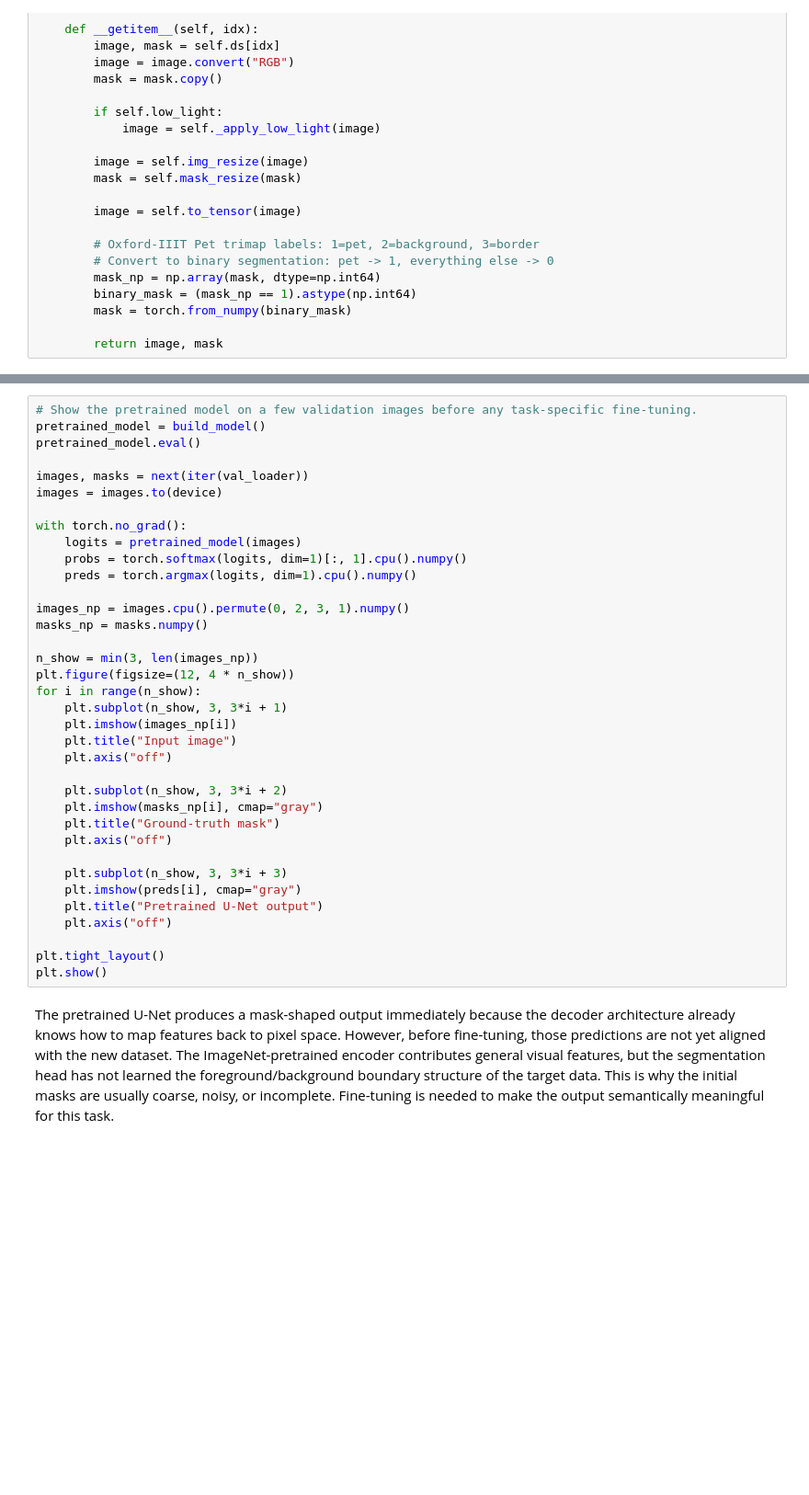
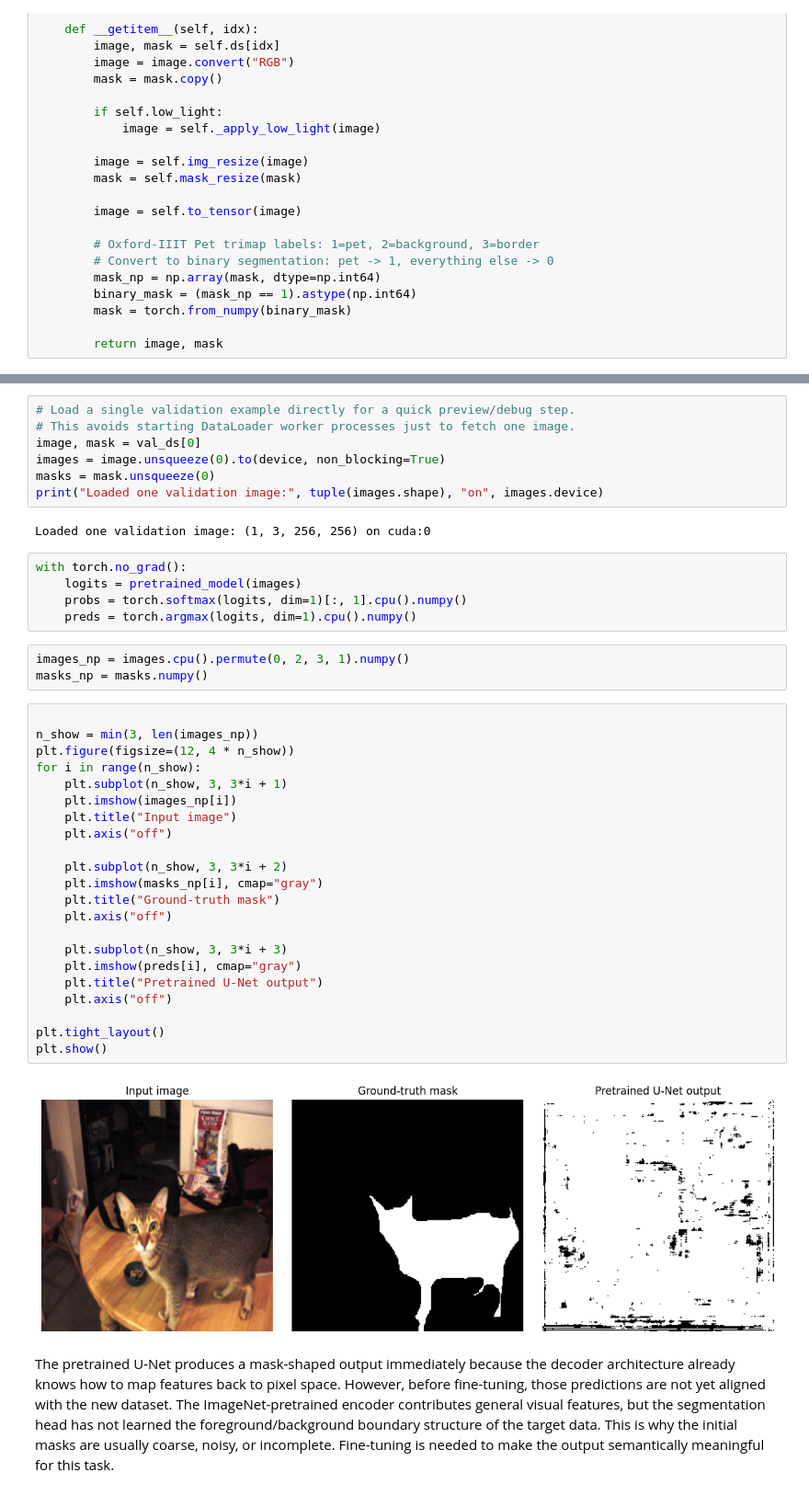
Before and after one commit to Gink3/CS7325-Labs, a Jupyter notebook: Lab 3/Lab 3_updated.ipynb, the cells around one changed output, grey strips where cells are left out. Shown at 92% size. Saved outputs shown, nothing was run; the diff lists cells and outputs as text; blank space fills up the shorter version.

```diff
--- a/Lab 3/Lab 3_updated.ipynb
+++ b/Lab 3/Lab 3_updated.ipynb
@@ -190,39 +268,44 @@ print(model.__class__.__name__)
+# %%
+# Load a single validation example directly for a quick preview/debug step.
+# This avoids starting DataLoader worker processes just to fetch one image.
+image, mask = val_ds[0]
+images = image.unsqueeze(0).to(device, non_blocking=True)
+masks = mask.unsqueeze(0)
+print("Loaded one validation image:", tuple(images.shape), "on", images.device)
+# %% [output]
+Loaded one validation image: (1, 3, 256, 256) on cuda:0
+# %%
+with torch.no_grad():
+    logits = pretrained_model(images)
+    probs = torch.softmax(logits, dim=1)[:, 1].cpu().numpy()
+    preds = torch.argmax(logits, dim=1).cpu().numpy()
+# %%
+images_np = images.cpu().permute(0, 2, 3, 1).numpy()
+masks_np = masks.numpy()
 # %%
-# Show the pretrained model on a few validation images before any task-specific fine-tuning.
-pretrained_model = build_model()
-pretrained_model.eval()
-
-images, masks = next(iter(val_loader))
-images = images.to(device)
-
-with torch.no_grad():
-    logits = pretrained_model(images)
-    probs = torch.softmax(logits, dim=1)[:, 1].cpu().numpy()
-    preds = torch.argmax(logits, dim=1).cpu().numpy()
-
-images_np = images.cpu().permute(0, 2, 3, 1).numpy()
-masks_np = masks.numpy()
 
 n_show = min(3, len(images_np))
 plt.figure(figsize=(12, 4 * n_show))
 for i in range(n_show):
     plt.subplot(n_show, 3, 3*i + 1)
     plt.imshow(images_np[i])
     plt.title("Input image")
     plt.axis("off")
 
     plt.subplot(n_show, 3, 3*i + 2)
     plt.imshow(masks_np[i], cmap="gray")
     plt.title("Ground-truth mask")
     plt.axis("off")
 
     plt.subplot(n_show, 3, 3*i + 3)
     plt.imshow(preds[i], cmap="gray")
     plt.title("Pretrained U-Net output")
     plt.axis("off")
 
 plt.tight_layout()
 plt.show()
+# %% [output]
+[figure, added]
 # %% [markdown]
 The pretrained U-Net produces a mask-shaped output immediately because the decoder architecture already knows how to map features back to pixel space. However, before fine-tuning, those predictions are not yet aligned with the new dataset. The ImageNet-pretrained encoder contributes general visual features, but the segmentation head has not learned the foreground/background boundary structure of the target data. This is why the initial masks are usually coarse, noisy, or incomplete. Fine-tuning is needed to make the output semantically meaningful for this task.
 # %%
```
Also changed, not shown: parts of 15 cells of this notebook.
